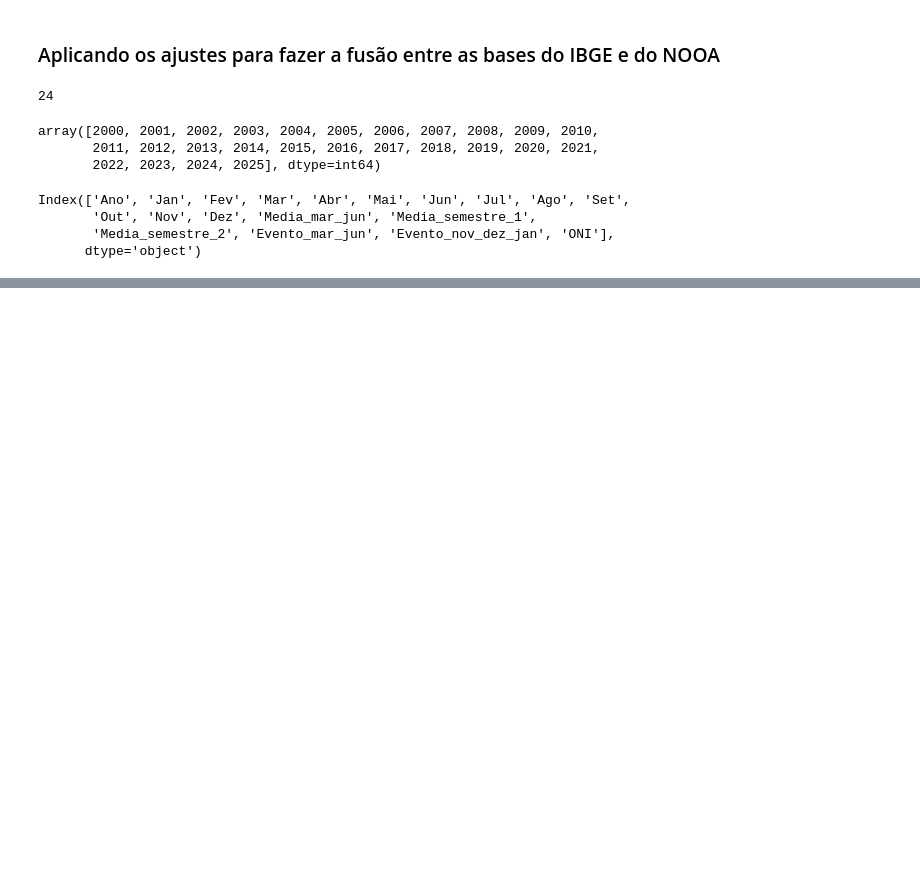
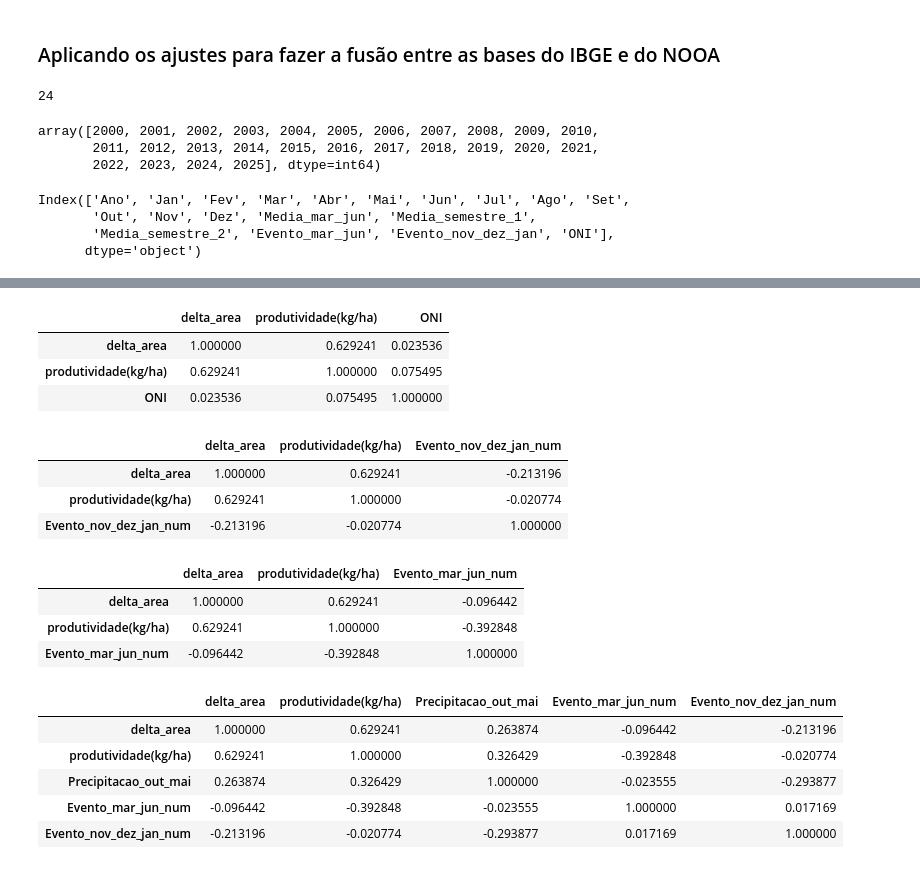
Before and after one commit to bernardo-viscardi/Enso, a Jupyter notebook: IBGE_PAM.ipynb, the cells around one changed output, grey strips where cells are left out. Saved outputs shown, nothing was run; the diff lists cells and outputs as text; code cells hidden in the pictures; blank space fills up the shorter version.

```diff
--- a/IBGE_PAM.ipynb
+++ b/IBGE_PAM.ipynb
@@ -172,0 +158,21 @@ mer[['delta_area', 'produtividade(kg/ha)','Evento_mar_jun_num']].corr()
+# %%
+mer[['delta_area', 'produtividade(kg/ha)', 'ONI']].corr()
+# %% [output]
+|  | delta_area | produtividade(kg/ha) | ONI |
+| delta_area | 1.000000 | 0.629241 | 0.023536 |
+| produtividade(kg/ha) | 0.629241 | 1.000000 | 0.075495 |
+| ONI | 0.023536 | 0.075495 | 1.000000 |
+# %%
+mer[['delta_area', 'produtividade(kg/ha)', 'Evento_nov_dez_jan_num']].corr()
+# %% [output]
+|  | delta_area | produtividade(kg/ha) | Evento_nov_dez_jan_num |
+| delta_area | 1.000000 | 0.629241 | -0.213196 |
+| produtividade(kg/ha) | 0.629241 | 1.000000 | -0.020774 |
+| Evento_nov_dez_jan_num | -0.213196 | -0.020774 | 1.000000 |
+# %%
+mer[['delta_area', 'produtividade(kg/ha)','Evento_mar_jun_num']].corr()
+# %% [output]
+|  | delta_area | produtividade(kg/ha) | Evento_mar_jun_num |
+| delta_area | 1.000000 | 0.629241 | -0.096442 |
+| produtividade(kg/ha) | 0.629241 | 1.000000 | -0.392848 |
+| Evento_mar_jun_num | -0.096442 | -0.392848 | 1.000000 |
@@ -172,0 +181,9 @@ mer[['delta_area', 'produtividade(kg/ha)','Evento_mar_jun_num']].corr()
+# %%
+mer[['delta_area', 'produtividade(kg/ha)',"Precipitacao_out_mai", 'Evento_mar_jun_num', 'Evento_nov_dez_jan_num']].corr()
+# %% [output]
+|  | delta_area | produtividade(kg/ha) | Precipitacao_out_mai | Evento_mar_jun_num | Evento_nov_dez_jan_num |
+| delta_area | 1.000000 | 0.629241 | 0.263874 | -0.096442 | -0.213196 |
+| produtividade(kg/ha) | 0.629241 | 1.000000 | 0.326429 | -0.392848 | -0.020774 |
+| Precipitacao_out_mai | 0.263874 | 0.326429 | 1.000000 | -0.023555 | -0.293877 |
+| Evento_mar_jun_num | -0.096442 | -0.392848 | -0.023555 | 1.000000 | 0.017169 |
+| Evento_nov_dez_jan_num | -0.213196 | -0.020774 | -0.293877 | 0.017169 | 1.000000 |
```
Also changed, not shown: parts of 21 cells of this notebook, 1 other file.
